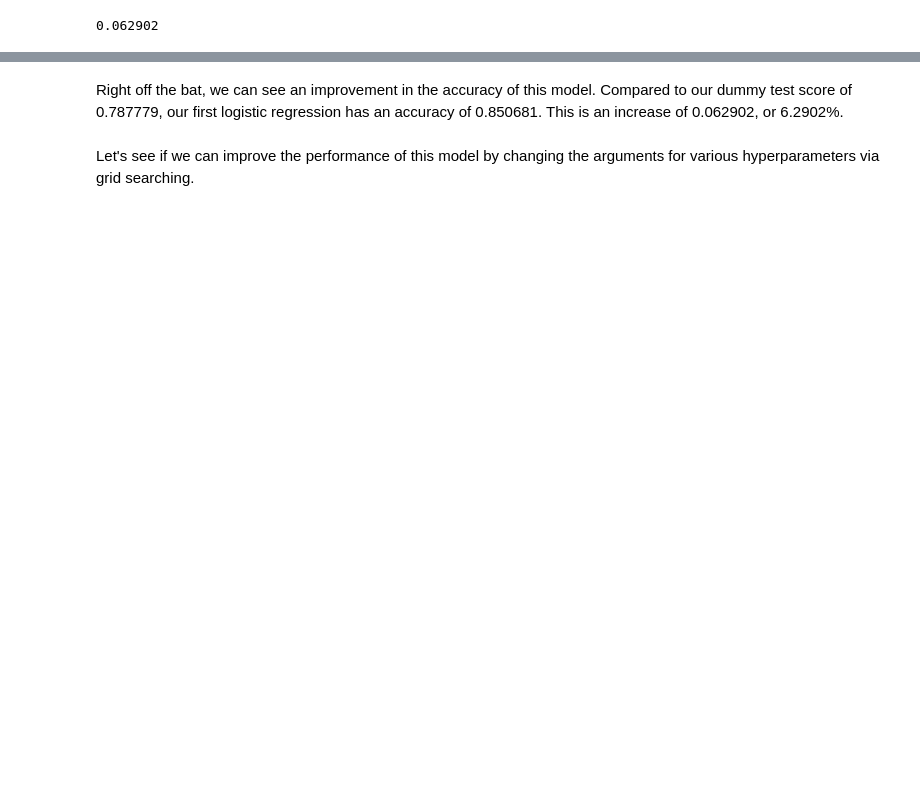
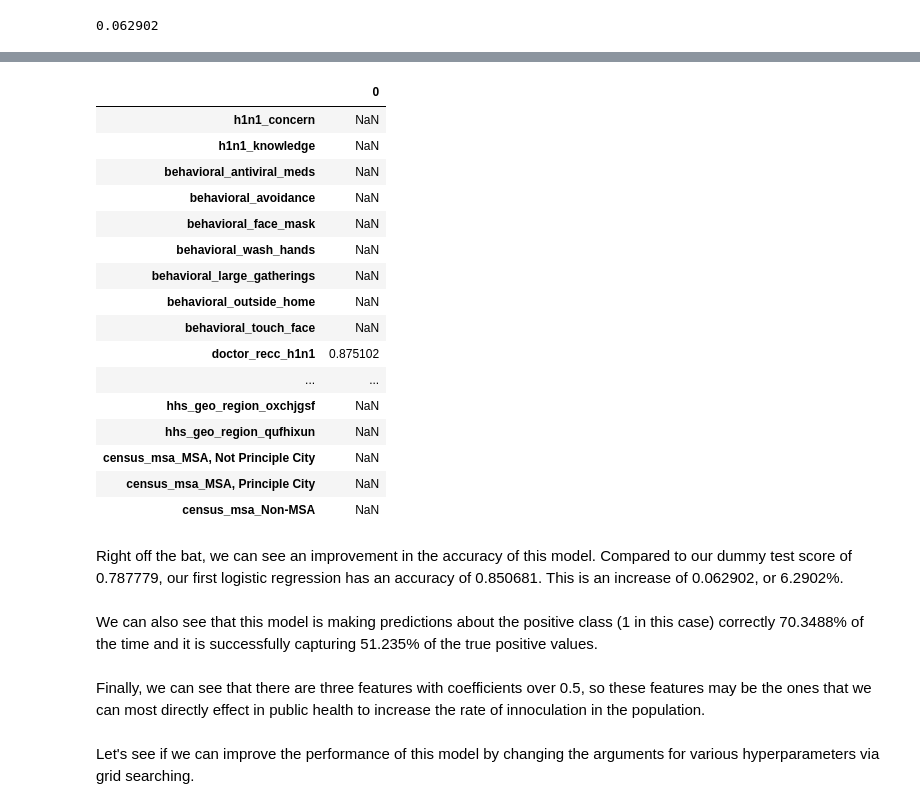
Before and after one commit to ChumpyDuelle/h1n1-and-seasonal-flu-vaccines, a Jupyter notebook: h1n1-and-seasonal-flu-vaccines.ipynb, the cells around one changed output, grey strips where cells are left out. Cells and saved outputs as stored; diff of their text form; code cells hidden in the pictures; blank space fills up the shorter version.

```diff
--- a/h1n1-and-seasonal-flu-vaccines.ipynb
+++ b/h1n1-and-seasonal-flu-vaccines.ipynb
@@ -1394,5 +1460,29 @@ round((logreg_one_test_score - X_test_dummy_score), 6)
+# %%
+logreg_weights[logreg_weights > 0.5]
+# %% [output]
+|  | 0 |
+| h1n1_concern | NaN |
+| h1n1_knowledge | NaN |
+| behavioral_antiviral_meds | NaN |
+| behavioral_avoidance | NaN |
+| behavioral_face_mask | NaN |
+| behavioral_wash_hands | NaN |
+| behavioral_large_gatherings | NaN |
+| behavioral_outside_home | NaN |
+| behavioral_touch_face | NaN |
+| doctor_recc_h1n1 | 0.875102 |
+| ... | ... |
+| hhs_geo_region_oxchjgsf | NaN |
+| hhs_geo_region_qufhixun | NaN |
+| census_msa_MSA, Not Principle City | NaN |
+| census_msa_MSA, Principle City | NaN |
+| census_msa_Non-MSA | NaN |
 # %% [markdown]
 Right off the bat, we can see an improvement in the accuracy of this model. Compared to our dummy test score of 0.787779, our first logistic regression has an accuracy of 0.850681. This is an increase of 0.062902, or 6.2902%.
+# %% [markdown]
+We can also see that this model is making predictions about the positive class (1 in this case) correctly 70.3488% of the time and it is successfully capturing 51.235% of the true positive values.
+# %% [markdown]
+Finally, we can see that there are three features with coefficients over 0.5, so these features may be the ones that we can most directly effect in public health to increase the rate of innoculation in the population.
 # %% [markdown]
 Let's see if we can improve the performance of this model by changing the arguments for various hyperparameters via grid searching.
 # %%
```
Also changed, not shown: parts of 34 cells of this notebook.
